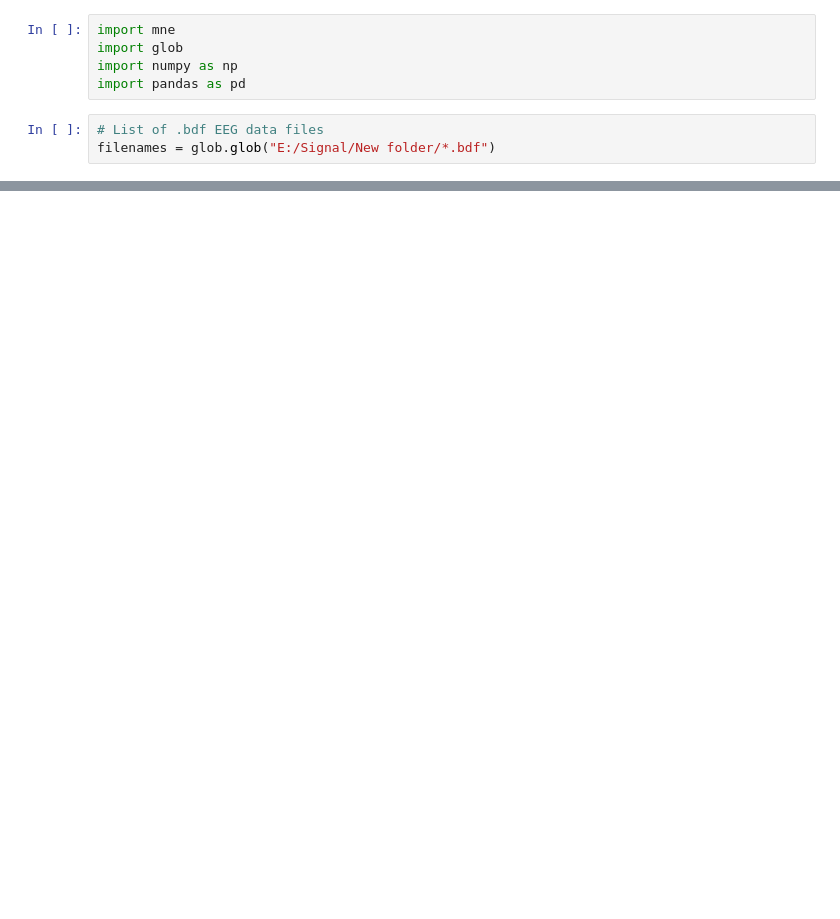
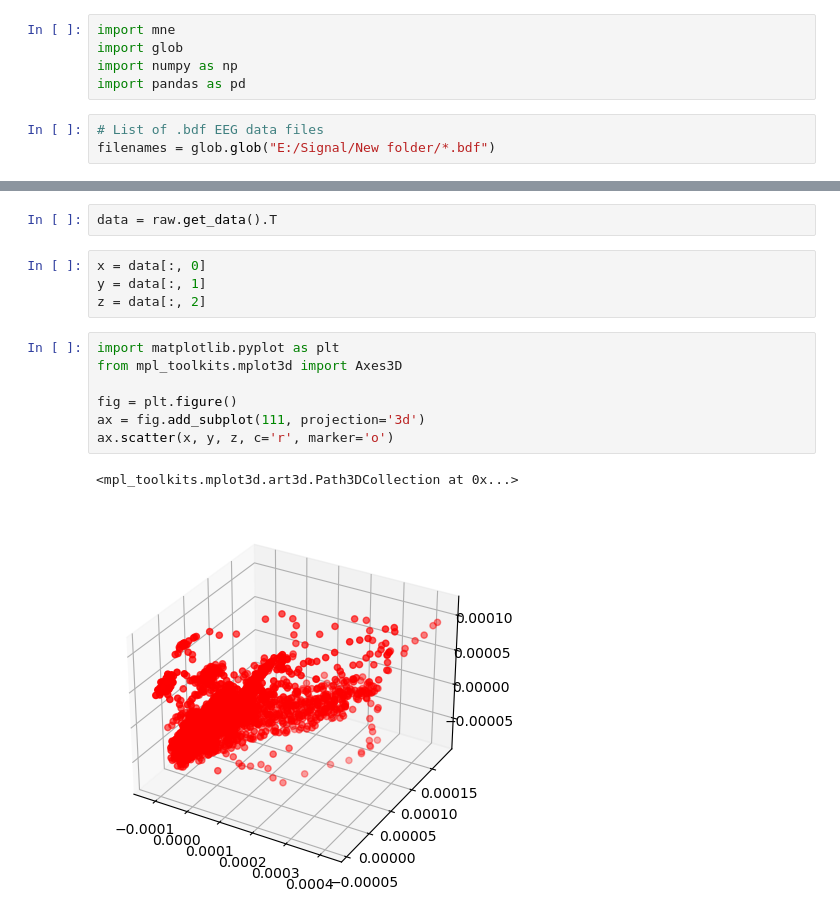
Before and after one commit to ankitmishra2232/EEG_signal_processing_using_ML, a Jupyter notebook: data reading and preprocessing.ipynb, the cells around one changed output, grey strips where cells are left out. Cells and saved outputs as stored; diff of their text form; blank space fills up the shorter version.

```diff
--- a/data reading and preprocessing.ipynb
+++ b/data reading and preprocessing.ipynb
@@ -243,0 +321,16 @@ NameError: name 'raw_concatenated' is not defined
+# %%
+data = raw.get_data().T
+# %%
+x = data[:, 0]
+y = data[:, 1]
+z = data[:, 2]
+# %%
+import matplotlib.pyplot as plt
+from mpl_toolkits.mplot3d import Axes3D
+
+fig = plt.figure()
+ax = fig.add_subplot(111, projection='3d')
+ax.scatter(x, y, z, c='r', marker='o')
+# %% [output]
+<mpl_toolkits.mplot3d.art3d.Path3DCollection at 0x...>
+[figure, added]
```
Also changed, not shown: parts of 13 cells of this notebook.
